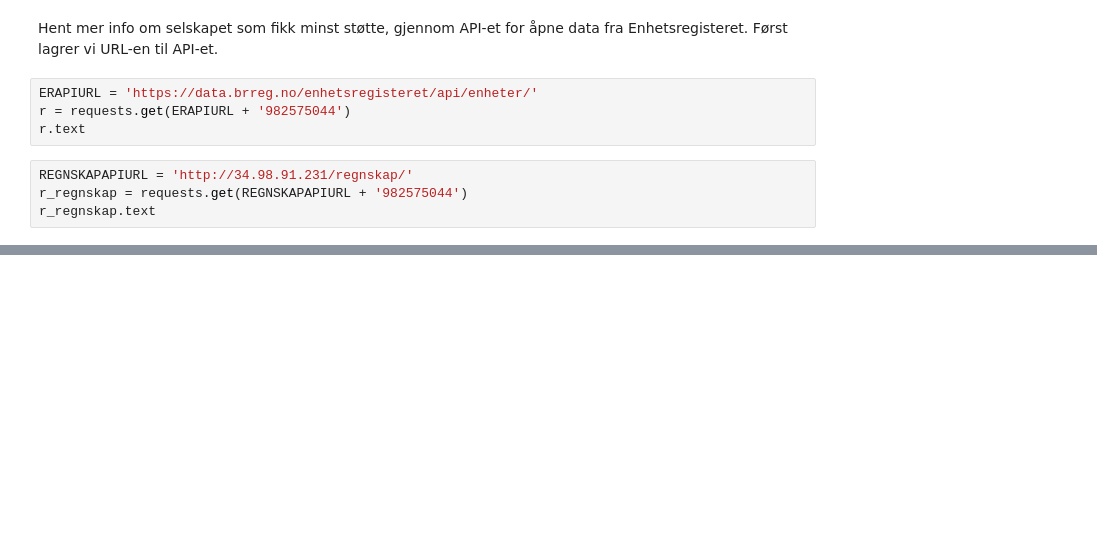
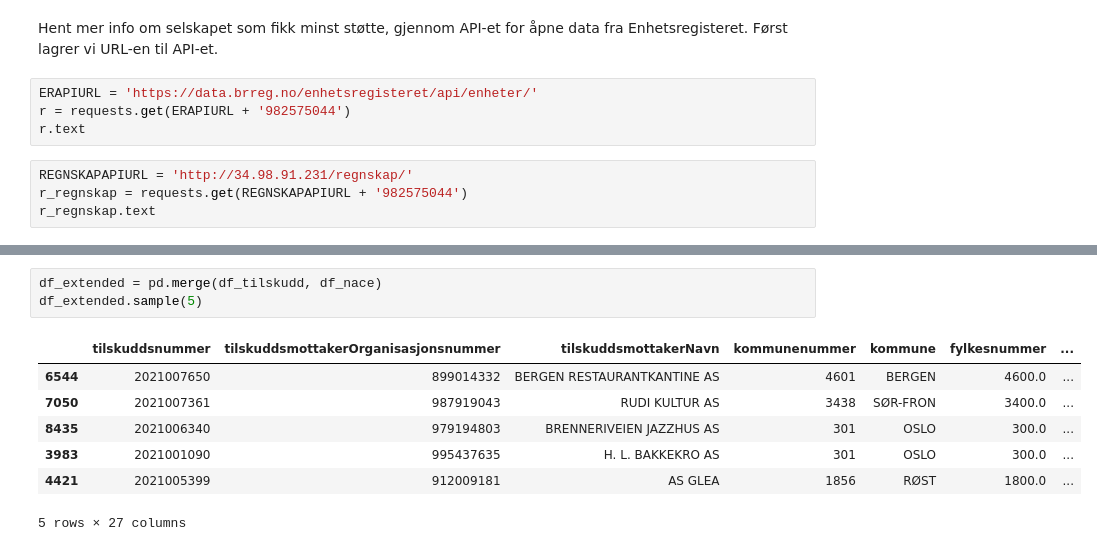
Before and after one commit to brreg/analyserKompordningenMedPython, a Jupyter notebook: kompordningen.ipynb, the cells around one changed output, grey strips where cells are left out. Cells and saved outputs as stored; diff of their text form; blank space fills up the shorter version.

```diff
--- a/kompordningen.ipynb
+++ b/kompordningen.ipynb
@@ -66,0 +232,11 @@ r_regnskap.text
+# %%
+df_extended = pd.merge(df_tilskudd, df_nace)
+df_extended.sample(5)
+# %% [output]
+|  | tilskuddsnummer | tilskuddsmottakerOrganisasjonsnummer | tilskuddsmottakerNavn | kommunenummer | kommune | fylkesnummer | ... |
+| 6544 | 2021007650 | 899014332 | BERGEN RESTAURANTKANTINE AS | 4601 | BERGEN | 4600.0 | ... |
+| 7050 | 2021007361 | 987919043 | RUDI KULTUR AS | 3438 | SØR-FRON | 3400.0 | ... |
+| 8435 | 2021006340 | 979194803 | BRENNERIVEIEN JAZZHUS AS | 301 | OSLO | 300.0 | ... |
+| 3983 | 2021001090 | 995437635 | H. L. BAKKEKRO AS | 301 | OSLO | 300.0 | ... |
+| 4421 | 2021005399 | 912009181 | AS GLEA | 1856 | RØST | 1800.0 | ... |
+5 rows × 27 columns
```
Also changed, not shown: parts of 30 cells of this notebook, 1 other file.
